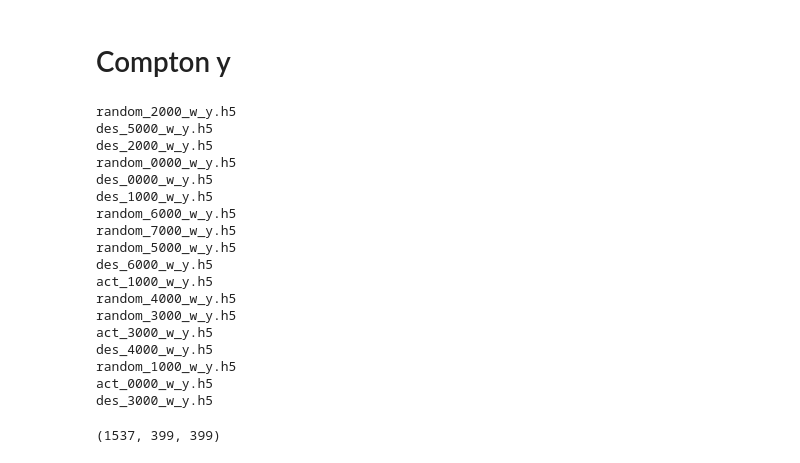
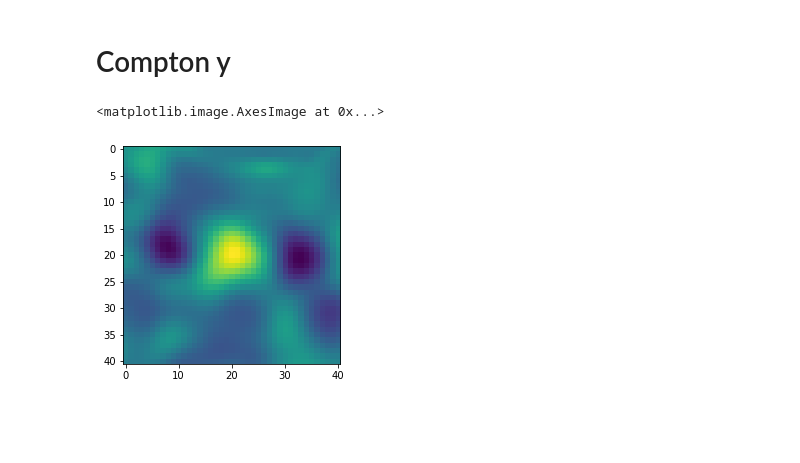
Before and after one commit to Sulla2012/ml-clusters, a Jupyter notebook: mass-prediction.ipynb, the cells around one changed output. Drawn from its saved outputs; the diff is of its cells as text; code cells hidden in the pictures; blank space fills up the shorter version.

```diff
--- a/mass-prediction.ipynb
+++ b/mass-prediction.ipynb
@@ -333,45 +325,20 @@ for i in range(10):
 # %% [markdown]
 # Compton y
 # %%
-stamps = []
-data_dir = '/project/r/rbond/jorlo/datasets/ml-clusters/for-debug/'
+data_dir = '/project/r/rbond/jorlo/datasets/act_y_stamps/'
 
-for directory in os.listdir(data_dir):
-    print(directory)
-    if directory[:3] == 'act':
-        h5f = h5py.File(data_dir+directory)
-        stamps.append(h5f['act'][:])
-
-stamps = np.vstack(stamps)
-
-stamps = stamps[...,5]
-
-flags = []
-for i in range(stamps.shape[0]):
-        if np.any(np.isnan(stamps[i,...])):
-                flags.append(i)
-
-stamps = np.delete(stamps, flags, axis = 0)
+with np.load(data_dir + 'all_clusters.npz') as data:
+    stamps = data['arr_0']
-# %% [output]
-random_2000_w_y.h5
-des_5000_w_y.h5
-des_2000_w_y.h5
-random_0000_w_y.h5
-des_0000_w_y.h5
-des_1000_w_y.h5
-random_6000_w_y.h5
-random_7000_w_y.h5
-random_5000_w_y.h5
-des_6000_w_y.h5
-act_1000_w_y.h5
-random_4000_w_y.h5
-random_3000_w_y.h5
-act_3000_w_y.h5
-des_4000_w_y.h5
-random_1000_w_y.h5
-act_0000_w_y.h5
-des_3000_w_y.h5
+# %%
+plt.imshow(stamps[10])
+# %% [output]
+<matplotlib.image.AxesImage at 0x...>
+[figure, added]
 # %%
-stamps.shape
+#cuts out any maps that have nans in them
+flags = []
+for i in range(stamps.shape[0]):
+        if np.any(np.isnan(stamps[i,...])):
+                flags.append(i)
+
+stamps = np.delete(stamps, flags, axis = 0)
-# %% [output]
-(1537, 399, 399)
```
Also changed, not shown: parts of 12 cells of this notebook, 2 other files.
